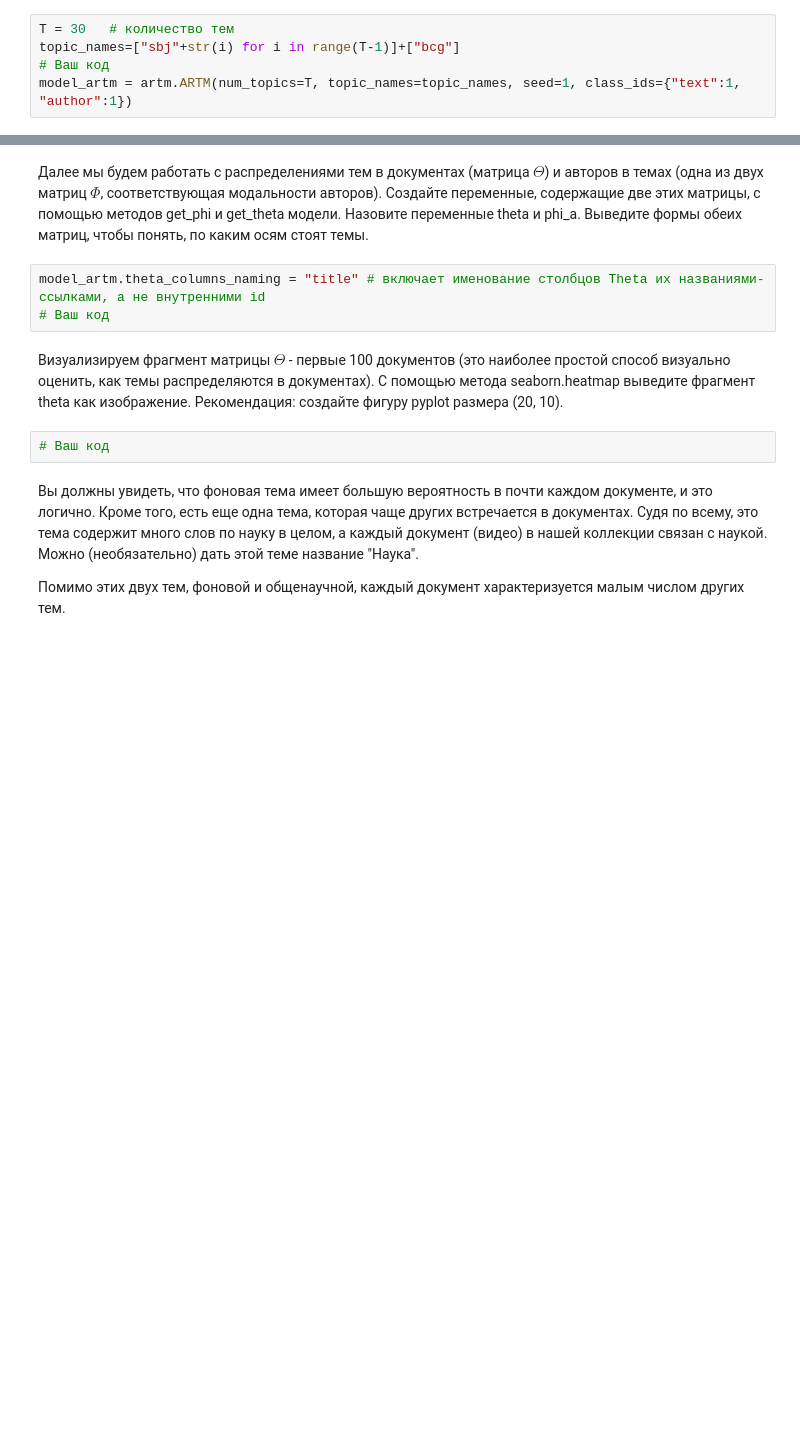
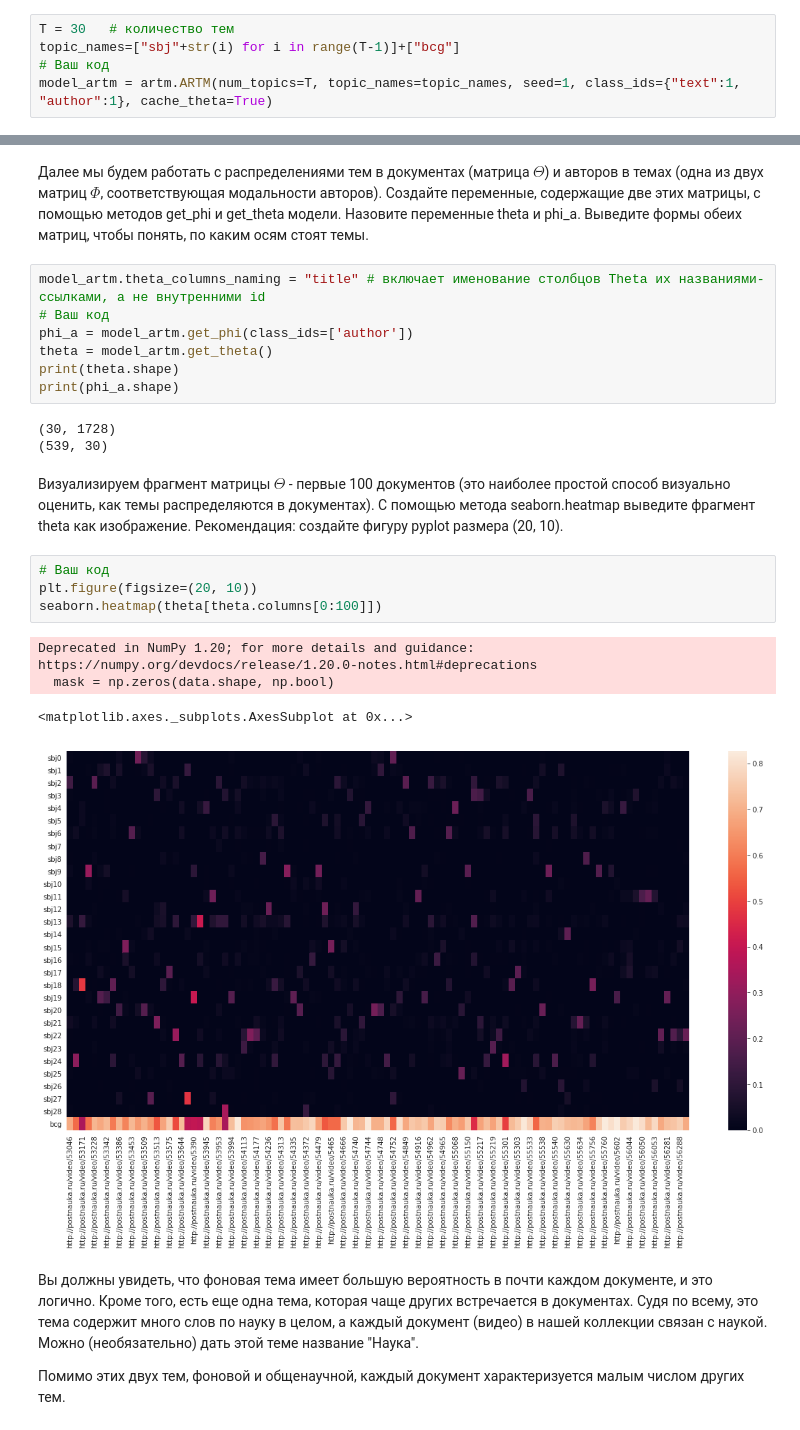
Before and after one commit to IljaZakharov/MIPTMachineLearning, a Jupyter notebook: C3/W4/homework/PostnaukaPeerReview.ipynb, the cells around one changed output, grey strips where cells are left out. Saved outputs shown, nothing was run; the diff lists cells and outputs as text; blank space fills up the shorter version.

```diff
--- a/C3/W4/homework/PostnaukaPeerReview.ipynb
+++ b/C3/W4/homework/PostnaukaPeerReview.ipynb
@@ -33,7 +33,7 @@ batch_vectorizer = artm.BatchVectorizer(data_path="lectures.txt", data_format="v
 T = 30   # количество тем
 topic_names=["sbj"+str(i) for i in range(T-1)]+["bcg"]
 # Ваш код
-model_artm = artm.ARTM(num_topics=T, topic_names=topic_names, seed=1, class_ids={"text":1, "author":1})
+model_artm = artm.ARTM(num_topics=T, topic_names=topic_names, seed=1, class_ids={"text":1, "author":1}, cache_theta=True)
 # %% [markdown]
 Мы будем строить 29 предметных тем и одну фоновую.
 
@@ -145,10 +145,24 @@ topic_labels = sbj_topic_labels + ["Фоновая тема"]
 # %%
 model_artm.theta_columns_naming = "title" # включает именование столбцов Theta их названиями-ссылками, а не внутренними id
 # Ваш код
+phi_a = model_artm.get_phi(class_ids=['author'])
+theta = model_artm.get_theta()
+print(theta.shape)
+print(phi_a.shape)
+# %% [output]
+(30, 1728)
+(539, 30)
 # %% [markdown]
 Визуализируем фрагмент матрицы $\Theta$ - первые 100 документов (это наиболее простой способ визуально оценить, как темы распределяются в документах). С помощью метода seaborn.heatmap выведите фрагмент theta как изображение. Рекомендация: создайте фигуру pyplot размера (20, 10).
-# %%
-# Ваш код
+# %%
+# Ваш код
+plt.figure(figsize=(20, 10))
+seaborn.heatmap(theta[theta.columns[0:100]])
+# %% [output]
+Deprecated in NumPy 1.20; for more details and guidance: https://numpy.org/devdocs/release/1.20.0-notes.html#deprecations
+  mask = np.zeros(data.shape, np.bool)
+<matplotlib.axes._subplots.AxesSubplot at 0x...>
+[figure, added]
 # %% [markdown]
 Вы должны увидеть, что фоновая тема имеет большую вероятность в почти каждом документе, и это логично. Кроме того, есть еще одна тема, которая чаще других встречается в документах. Судя по всему, это тема содержит много слов по науку в целом, а каждый документ (видео) в нашей коллекции связан с наукой. Можно (необязательно) дать этой теме название "Наука".
 
```
Also changed, not shown: parts of 21 cells of this notebook.
